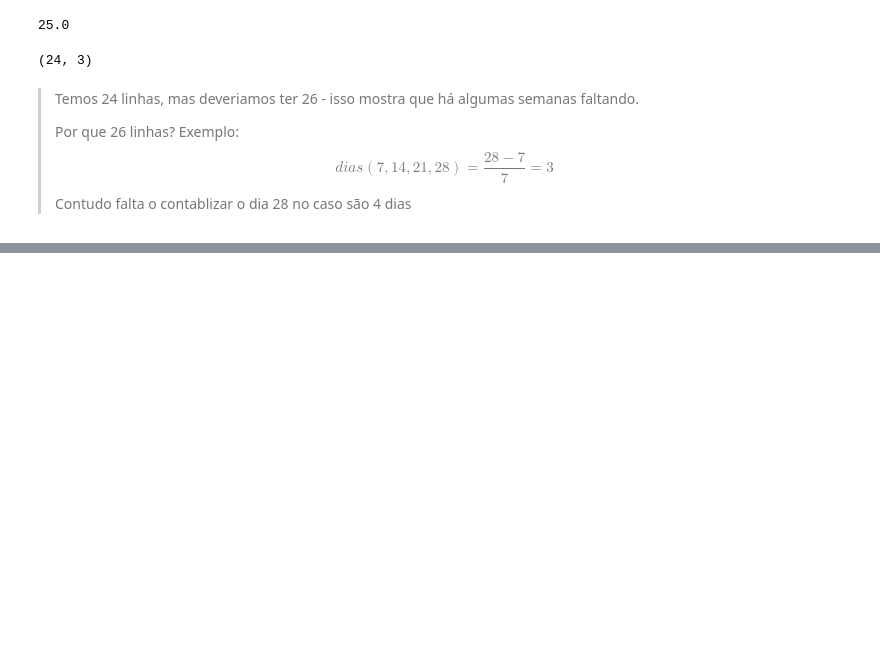
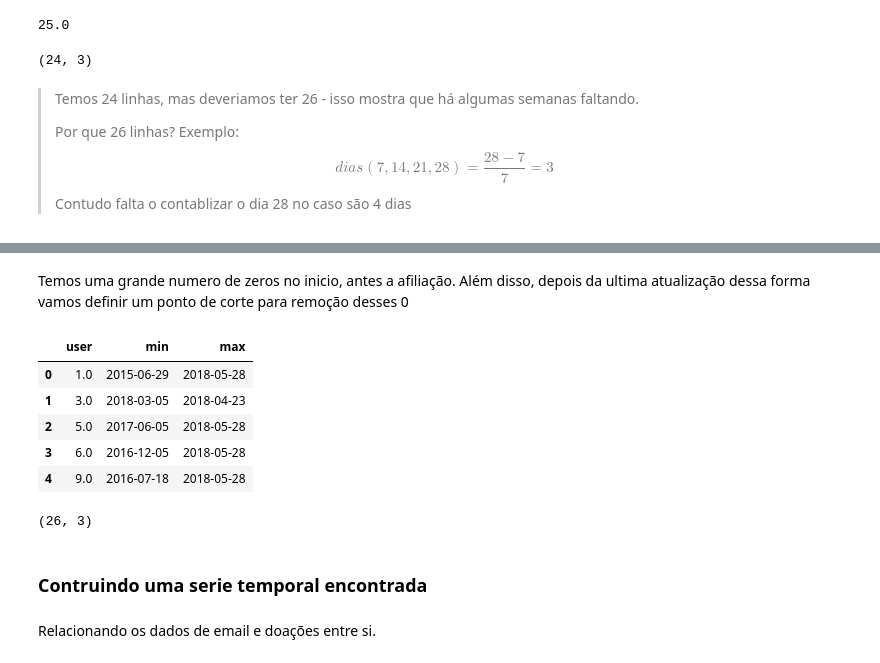
Before and after one commit to kaladabrio2020/livro-analise-pratica-series-temporais, a Jupyter notebook: capitulo 2 - encontrando dados e usando o data wrangling com séries temporais/capitulo_2_python.ipynb, the cells around one changed output, grey strips where cells are left out. Cells and saved outputs as stored; diff of their text form; code cells hidden in the pictures; blank space fills up the shorter version.

```diff
--- a/capitulo 2 - encontrando dados e usando o data wrangling com séries temporais/capitulo_2_python.ipynb
+++ b/capitulo 2 - encontrando dados e usando o data wrangling com séries temporais/capitulo_2_python.ipynb
@@ -125,0 +200,12 @@ subset.shape
+# %% [markdown]
+Temos uma grande numero de zeros no inicio, antes a afiliação. Além disso, depois da ultima atualização dessa forma vamos definir um ponto de corte para remoção desses 0
+# %%
+# Exemplo
+email_opened.groupby(['user'])['week'].agg(['min', 'max']).reset_index().head()
+# %% [output]
+|  | user | min | max |
+| 0 | 1.0 | 2015-06-29 | 2018-05-28 |
+| 1 | 3.0 | 2018-03-05 | 2018-04-23 |
+| 2 | 5.0 | 2017-06-05 | 2018-05-28 |
+| 3 | 6.0 | 2016-12-05 | 2018-05-28 |
+| 4 | 9.0 | 2016-07-18 | 2018-05-28 |
@@ -125,0 +229,8 @@ subset.shape
+# %%
+email_clean[email_clean['user'] == 998].shape
+# %% [output]
+(26, 3)
+# %% [markdown]
+### Contruindo uma serie temporal encontrada
+# %% [markdown]
+Relacionando os dados de email e doações entre si.
```
Also changed, not shown: parts of 22 cells of this notebook, 2 other files.
